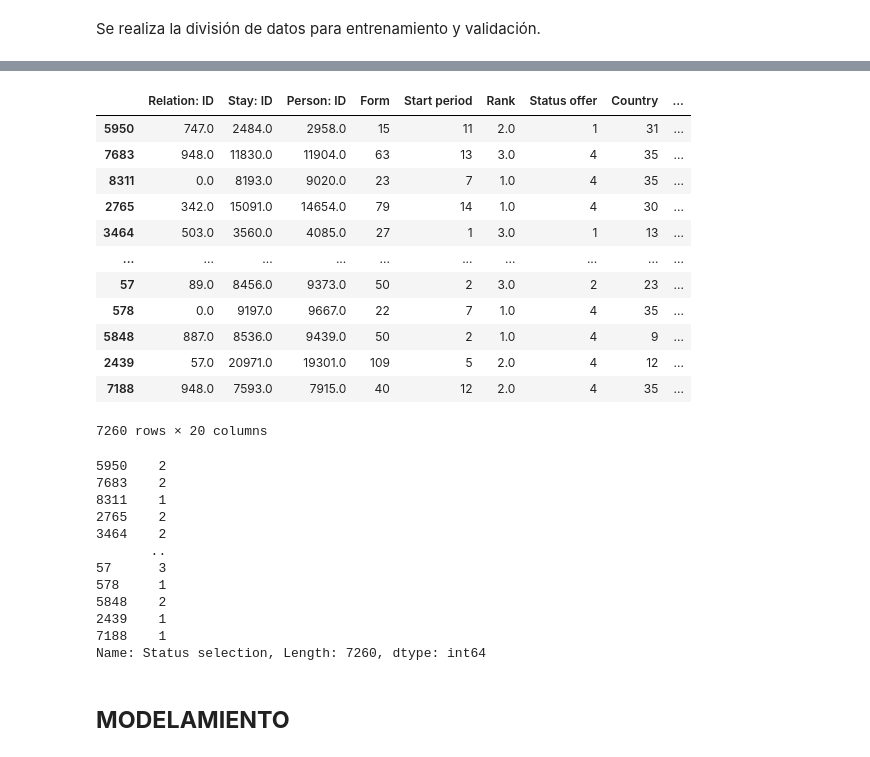
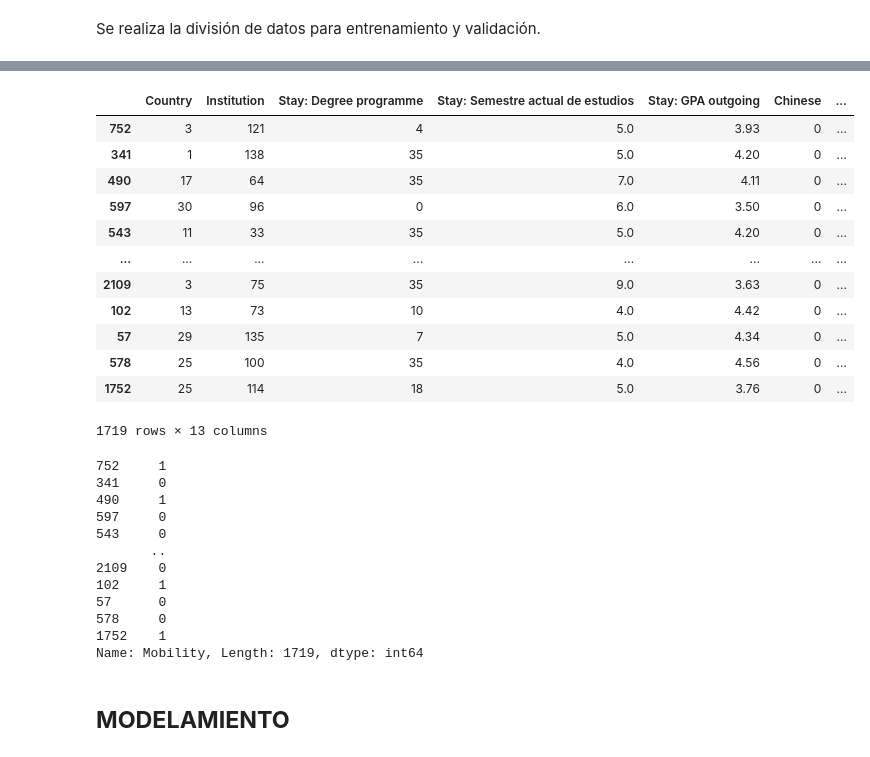
Before and after one commit to devergel/MLCovenios, a Jupyter notebook: Dataset/Proyecto Final ML.ipynb, the cells around one changed output, grey strips where cells are left out. Drawn from its saved outputs; the diff is of its cells as text; code cells hidden in the pictures.

```diff
--- a/Dataset/Proyecto Final ML.ipynb
+++ b/Dataset/Proyecto Final ML.ipynb
@@ -251,0 +335,8 @@ data_clean
+# %%
+data_clean["Idiomas"] = data_clean["Stay: Idioma 1"].astype(str) +"|"+data_clean["Stay: Idioma 2"].astype(str)
+data_clean["Idiomas"] = data_clean["Idiomas"].astype(str) +"|"+data_clean["Stay: Idioma 3"].astype(str)
+data_clean.drop(["Stay: Idioma 1"], inplace=True, axis=1)
+data_clean.drop(["Stay: Idioma 2"], inplace=True, axis=1)
+data_clean.drop(["Stay: Idioma 3"], inplace=True, axis=1)
+data_clean['Idiomas']=data_clean['Idiomas'].str.split('|')
+data_clean
@@ -251,0 +357,7 @@ data_clean
+# %%
+label = data_clean['Idiomas']
+mlb = MultiLabelBinarizer()
+one_hot = pd.DataFrame(data=mlb.fit_transform(label),columns=mlb.classes_)
+one_hot.drop(["nan"], inplace=True, axis=1)
+one_hot.drop(["Spanish"], inplace=True, axis=1)
+one_hot.head()
@@ -251,0 +371,5 @@ data_clean
+# %%
+data_clean.reset_index(drop=True, inplace=True)
+one_hot.reset_index(drop=True, inplace=True)
+data_clean = pd.concat([data_clean, one_hot], axis=1)
+data_clean.head()
@@ -251,0 +383,8 @@ data_clean
+# %%
+data_clean.drop(["Idiomas"], inplace=True, axis=1)
+data_clean["Country"] = lb_make.fit_transform(data_clean["Country"])
+data_clean["Institution"] = lb_make.fit_transform(data_clean["Institution"])
+data_clean["Stay: Degree programme"] = lb_make.fit_transform(data_clean["Stay: Degree programme"])
+data_clean["Stay: GPA outgoing"]=data_clean["Stay: GPA outgoing"].str.replace(',','.').astype(float)
+data_clean = data_clean.fillna(0)
+data_clean
@@ -269,34 +421,33 @@ train.head()
 # %%
-
-X_train, y_train = train.drop(['Status selection'],axis=1), train['Status selection']
+X_train, y_train = train.drop(['Mobility'],axis=1), train['Mobility']
 display(X_train)
 y_train
 # %% [output]
-|  | Relation: ID | Stay: ID | Person: ID | Form | Start period | Rank | Status offer | Country | ... |
-| 5950 | 747.0 | 2484.0 | 2958.0 | 15 | 11 | 2.0 | 1 | 31 | ... |
-| 7683 | 948.0 | 11830.0 | 11904.0 | 63 | 13 | 3.0 | 4 | 35 | ... |
-| 8311 | 0.0 | 8193.0 | 9020.0 | 23 | 7 | 1.0 | 4 | 35 | ... |
-| 2765 | 342.0 | 15091.0 | 14654.0 | 79 | 14 | 1.0 | 4 | 30 | ... |
-| 3464 | 503.0 | 3560.0 | 4085.0 | 27 | 1 | 3.0 | 1 | 13 | ... |
-| ... | ... | ... | ... | ... | ... | ... | ... | ... | ... |
-| 57 | 89.0 | 8456.0 | 9373.0 | 50 | 2 | 3.0 | 2 | 23 | ... |
-| 578 | 0.0 | 9197.0 | 9667.0 | 22 | 7 | 1.0 | 4 | 35 | ... |
-| 5848 | 887.0 | 8536.0 | 9439.0 | 50 | 2 | 1.0 | 4 | 9 | ... |
-| 2439 | 57.0 | 20971.0 | 19301.0 | 109 | 5 | 2.0 | 4 | 12 | ... |
-| 7188 | 948.0 | 7593.0 | 7915.0 | 40 | 12 | 2.0 | 4 | 35 | ... |
+|  | Country | Institution | Stay: Degree programme | Stay: Semestre actual de estudios | Stay: GPA outgoing | Chinese | ... |
+| 752 | 3 | 121 | 4 | 5.0 | 3.93 | 0 | ... |
+| 341 | 1 | 138 | 35 | 5.0 | 4.20 | 0 | ... |
+| 490 | 17 | 64 | 35 | 7.0 | 4.11 | 0 | ... |
+| 597 | 30 | 96 | 0 | 6.0 | 3.50 | 0 | ... |
+| 543 | 11 | 33 | 35 | 5.0 | 4.20 | 0 | ... |
+| ... | ... | ... | ... | ... | ... | ... | ... |
+| 2109 | 3 | 75 | 35 | 9.0 | 3.63 | 0 | ... |
+| 102 | 13 | 73 | 10 | 4.0 | 4.42 | 0 | ... |
+| 57 | 29 | 135 | 7 | 5.0 | 4.34 | 0 | ... |
+| 578 | 25 | 100 | 35 | 4.0 | 4.56 | 0 | ... |
+| 1752 | 25 | 114 | 18 | 5.0 | 3.76 | 0 | ... |
-7260 rows × 20 columns
+1719 rows × 13 columns
-5950    2
-7683    2
-8311    1
-2765    2
-3464    2
+752     1
+341     0
+490     1
+597     0
+543     0
        ..
-57      3
-578     1
-5848    2
-2439    1
-7188    1
-Name: Status selection, Length: 7260, dtype: int64
+2109    0
+102     1
+57      0
+578     0
+1752    1
+Name: Mobility, Length: 1719, dtype: int64
 # %% [markdown]
 ## **MODELAMIENTO**
 # %% [markdown]
```
Also changed, not shown: parts of 64 cells of this notebook, 6 other files.
